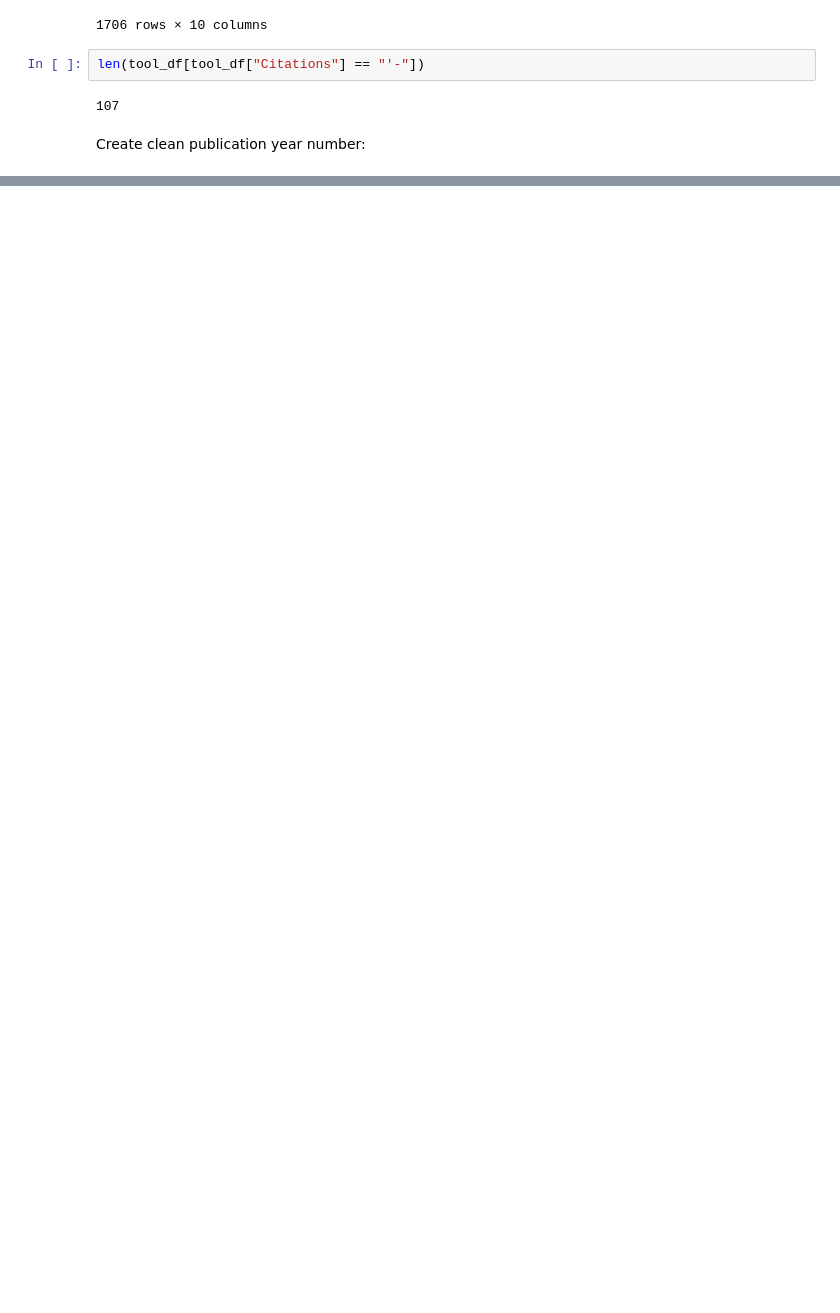
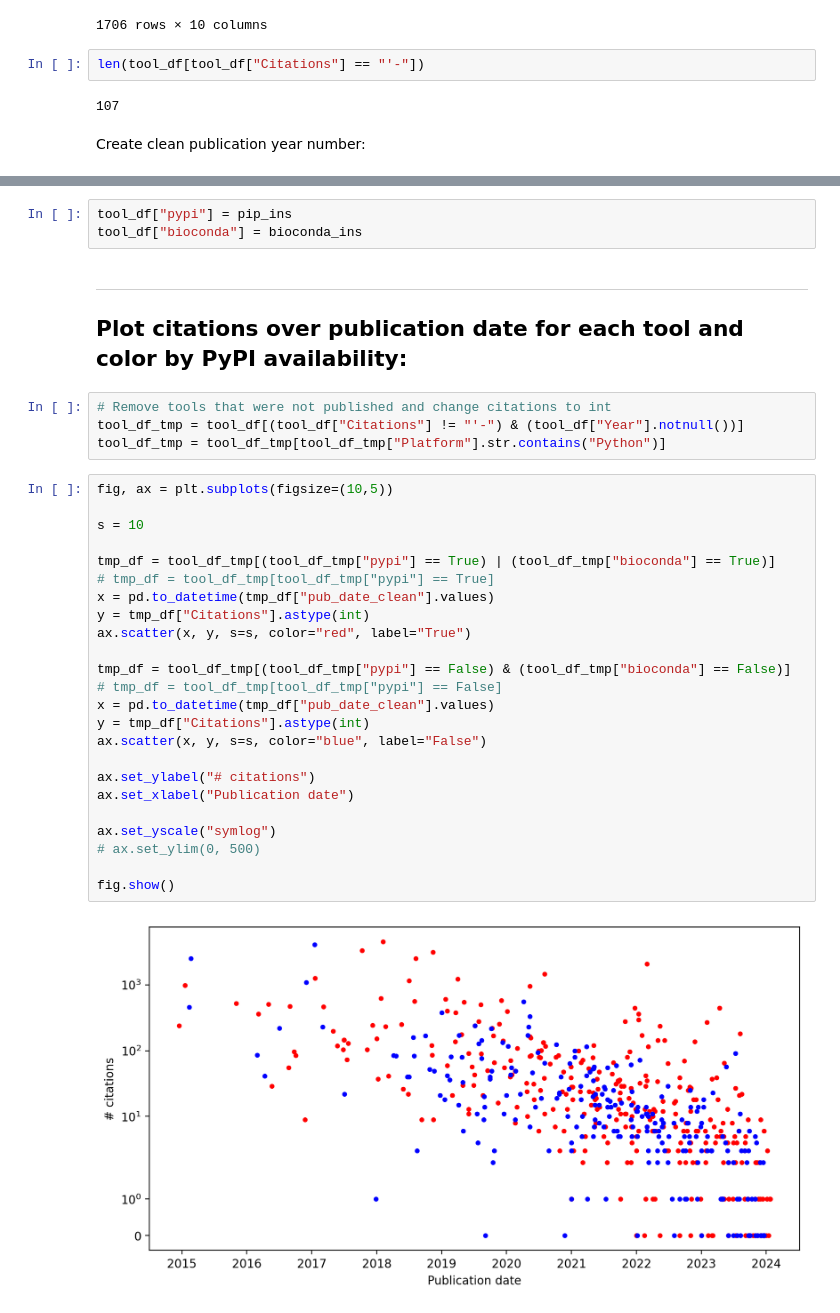
Before and after one commit to lauraluebbert/PhD_thesis, a Jupyter notebook: Chapter1_Introduction.ipynb, the cells around one changed output, grey strips where cells are left out. Drawn from its saved outputs; the diff is of its cells as text; blank space fills up the shorter version.

```diff
--- a/Chapter1_Introduction.ipynb
+++ b/Chapter1_Introduction.ipynb
@@ -61,0 +110,36 @@ tool_df["Year"] = years
+# %%
+tool_df["pypi"] = pip_ins
+tool_df["bioconda"] = bioconda_ins
+# %% [markdown]
+___
+## Plot citations over publication date for each tool and color by PyPI availability:
+# %%
+# Remove tools that were not published and change citations to int
+tool_df_tmp = tool_df[(tool_df["Citations"] != "'-") & (tool_df["Year"].notnull())]
+tool_df_tmp = tool_df_tmp[tool_df_tmp["Platform"].str.contains("Python")]
+# %%
+fig, ax = plt.subplots(figsize=(10,5))
+
+s = 10
+
+tmp_df = tool_df_tmp[(tool_df_tmp["pypi"] == True) | (tool_df_tmp["bioconda"] == True)]
+# tmp_df = tool_df_tmp[tool_df_tmp["pypi"] == True]
+x = pd.to_datetime(tmp_df["pub_date_clean"].values)
+y = tmp_df["Citations"].astype(int)
+ax.scatter(x, y, s=s, color="red", label="True")
+
+tmp_df = tool_df_tmp[(tool_df_tmp["pypi"] == False) & (tool_df_tmp["bioconda"] == False)]
+# tmp_df = tool_df_tmp[tool_df_tmp["pypi"] == False]
+x = pd.to_datetime(tmp_df["pub_date_clean"].values)
+y = tmp_df["Citations"].astype(int)
+ax.scatter(x, y, s=s, color="blue", label="False")
+
+ax.set_ylabel("# citations")
+ax.set_xlabel("Publication date")
+
+ax.set_yscale("symlog")
+# ax.set_ylim(0, 500)
+
+fig.show()
+# %% [output]
+[figure, added]
```
Also changed, not shown: parts of 28 cells of this notebook.
